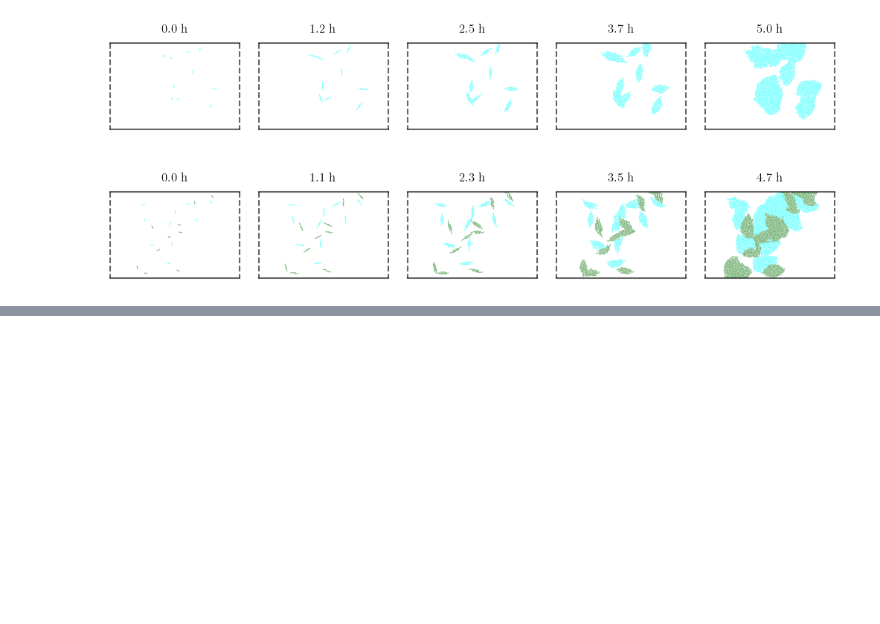
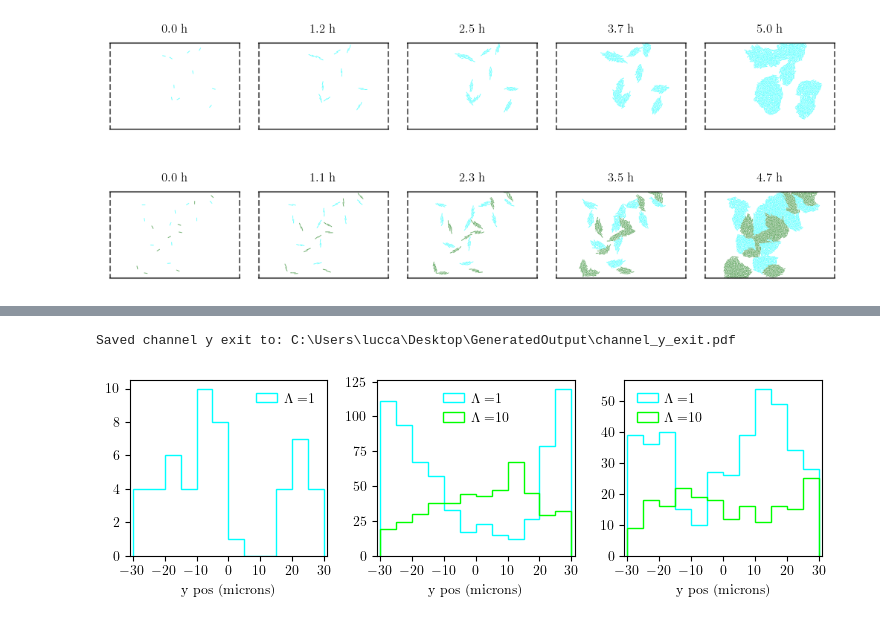
Before and after one commit to luccajohannleal-maker/Friction_Biofilms, a Jupyter notebook: Analysis/Channel_analysis.ipynb, the cells around one changed output, grey strips where cells are left out. Drawn from its saved outputs; the diff is of its cells as text; code cells hidden in the pictures; blank space fills up the shorter version.

```diff
--- a/Analysis/Channel_analysis.ipynb
+++ b/Analysis/Channel_analysis.ipynb
@@ -36,0 +52,5 @@ Saved channel snapshot grid to: C:\Users\lucca\Desktop\GeneratedOutput\channel_s
+# %%
+pch.plot_exit_y(microns60[7:])
+# %% [output]
+Saved channel y exit to: C:\Users\lucca\Desktop\GeneratedOutput\channel_y_exit.pdf
+[figure, added]
```
Also changed, not shown: parts of 12 cells of this notebook, 11 other files.
